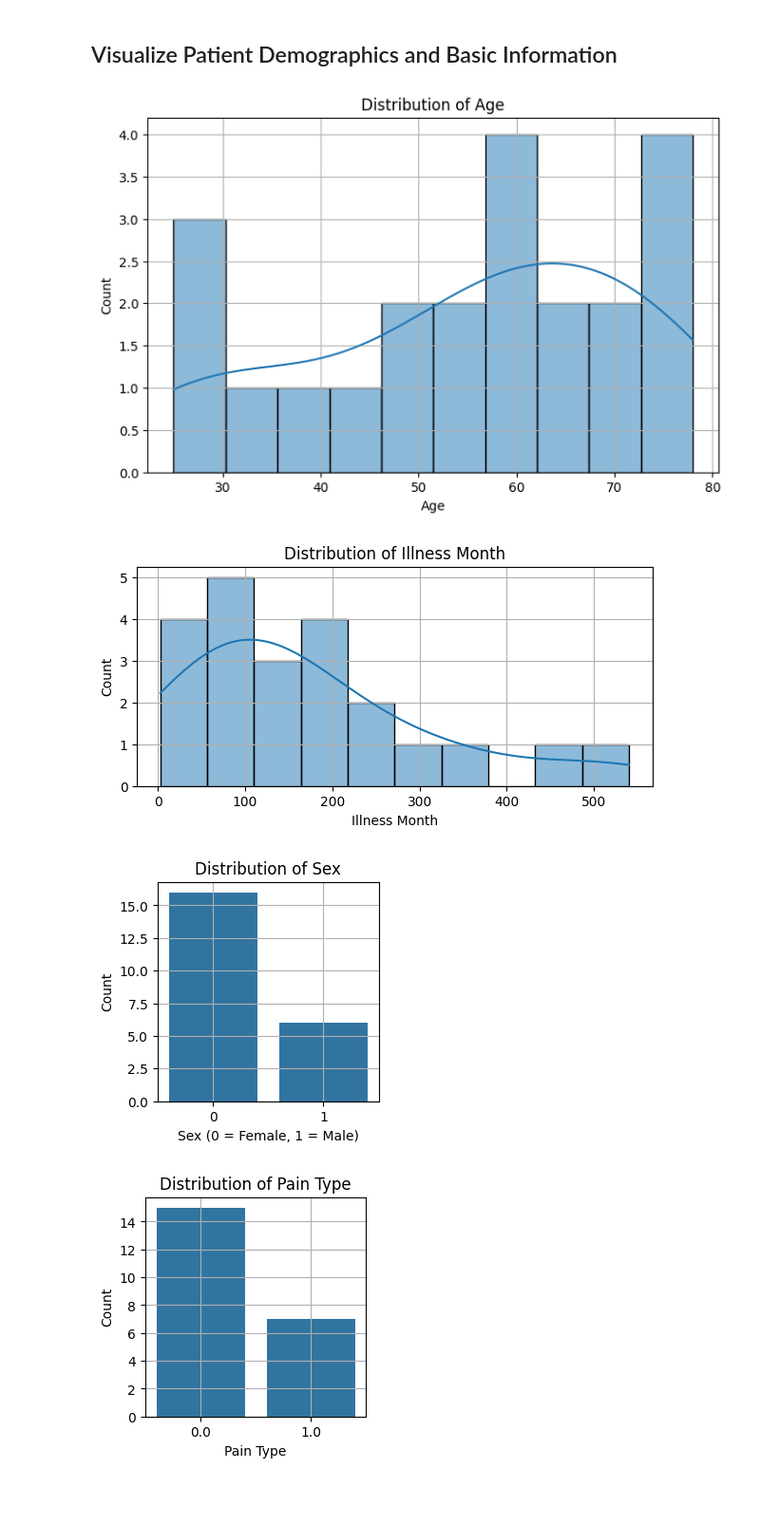
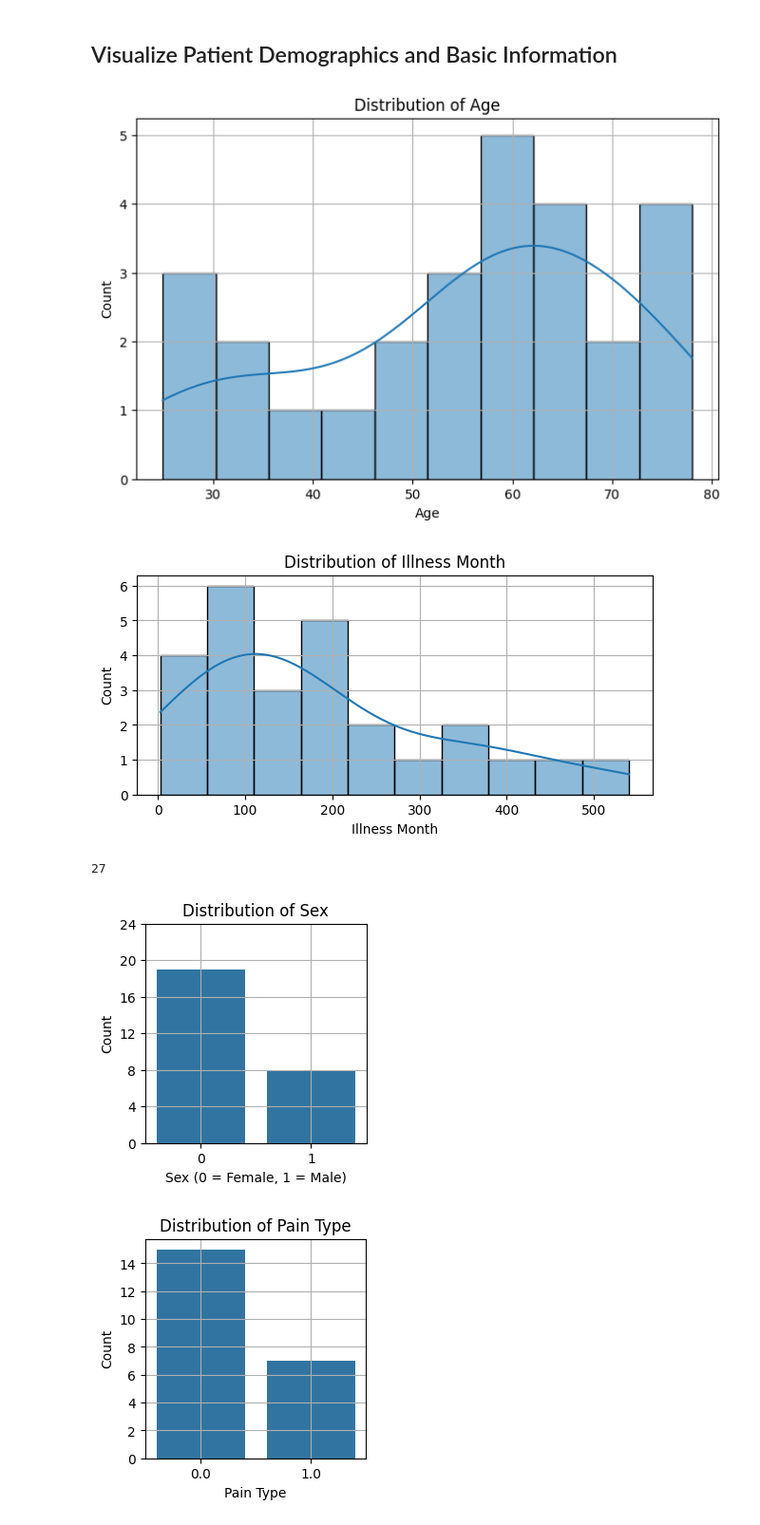
Before and after one commit to TAUforPython/TMS-pain-analysis, a Jupyter notebook: ML TMS pain analysis.ipynb, the cells around one changed output. Shown at 95% size. Saved outputs shown, nothing was run; the diff lists cells and outputs as text; code cells hidden in the pictures; blank space fills up the shorter version.

```diff
--- a/ML TMS pain analysis.ipynb
+++ b/ML TMS pain analysis.ipynb
@@ -83,5 +83,5 @@ raw_data.describe().round(2).T
 # %%
-raw_data = raw_data.dropna()
+raw_data = raw_data.dropna(subset='score_csi')
 # %%
 raw_data.info()
 # %% [output]
@@ -230,7 +212,7 @@ plt.ylabel('Count')
 plt.grid(True)
 plt.show()
 # %% [output]
-[figure, old version]
+[figure, new version]
 # %%
 plt.figure(figsize=(7, 3))
 sns.histplot(data=table_data, x='illnes_month', kde=True, bins=10)
@@ -240,17 +222,22 @@ plt.ylabel('Count')
 plt.grid(True)
 plt.show()
 # %% [output]
-[figure, old version]
+[figure, new version]
+# %%
+len(table_data)
+# %% [output]
+27
 # %%
 plt.figure(figsize=(3, 3))
 sns.countplot(data=table_data, x='sex')
 plt.title('Distribution of Sex')
 plt.xlabel('Sex (0 = Female, 1 = Male)')
 plt.ylabel('Count')
+plt.yticks(np.arange(0, len(table_data), 4.0))
 plt.grid(True)
 plt.show()
 # %% [output]
-[figure, old version]
+[figure, new version]
 # %%
 plt.figure(figsize=(3, 3))
 sns.countplot(data=table_data[['patient_id','pain_type']].dropna(), x='pain_type')
```
Also changed, not shown: parts of 35 cells of this notebook.
